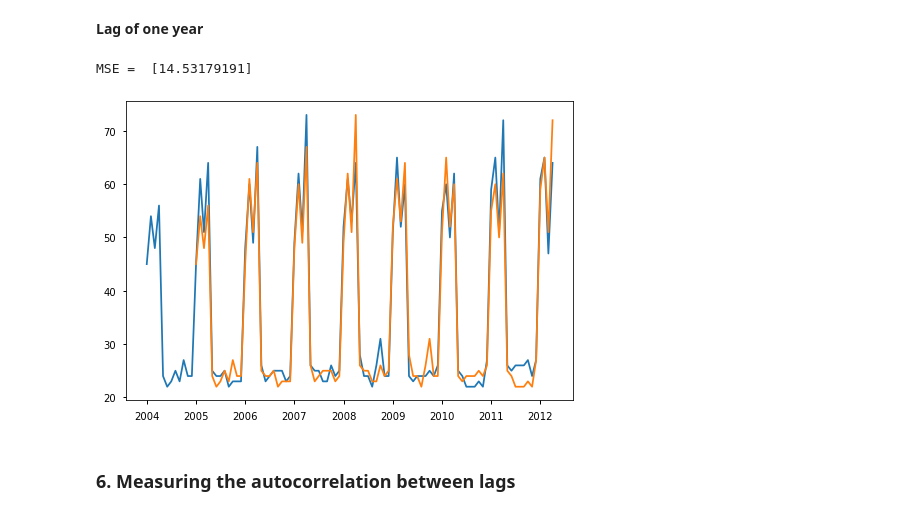
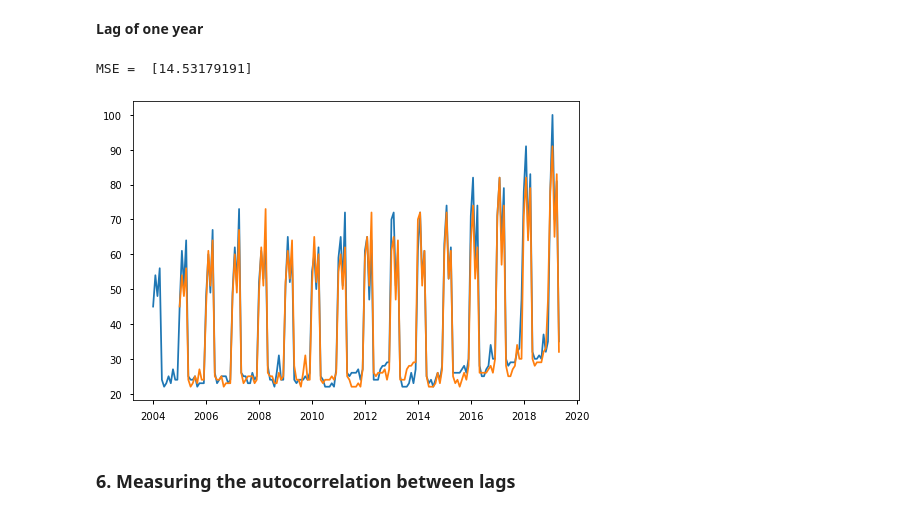
Before and after one commit to learn-co-students/011121-pt-ds, a Jupyter notebook: phase_4/timeseries-data/index.ipynb, the cells around one changed output. Drawn from its saved outputs; the diff is of its cells as text; code cells hidden in the pictures.

```diff
--- a/phase_4/timeseries-data/index.ipynb
+++ b/phase_4/timeseries-data/index.ipynb
@@ -514,13 +588,13 @@ MSE =  [297.94565217]
 # %% [markdown]
 **Lag of one year**
 # %%
-plt.plot(taxes[:100])
-plt.plot(taxes_sales_lag_2[:100])
+plt.plot(taxes)
+plt.plot(taxes_sales_lag_2)
 mse = ((taxes - taxes_sales_lag_2)**2).mean().values
 print('MSE = ', mse)
 # %% [output]
 MSE =  [14.53179191]
-[figure, old version]
+[figure, new version]
 # %% [markdown]
 ### 6. Measuring the autocorrelation between lags
 # %% [markdown]
```
Also changed, not shown: parts of 9 cells of this notebook.
